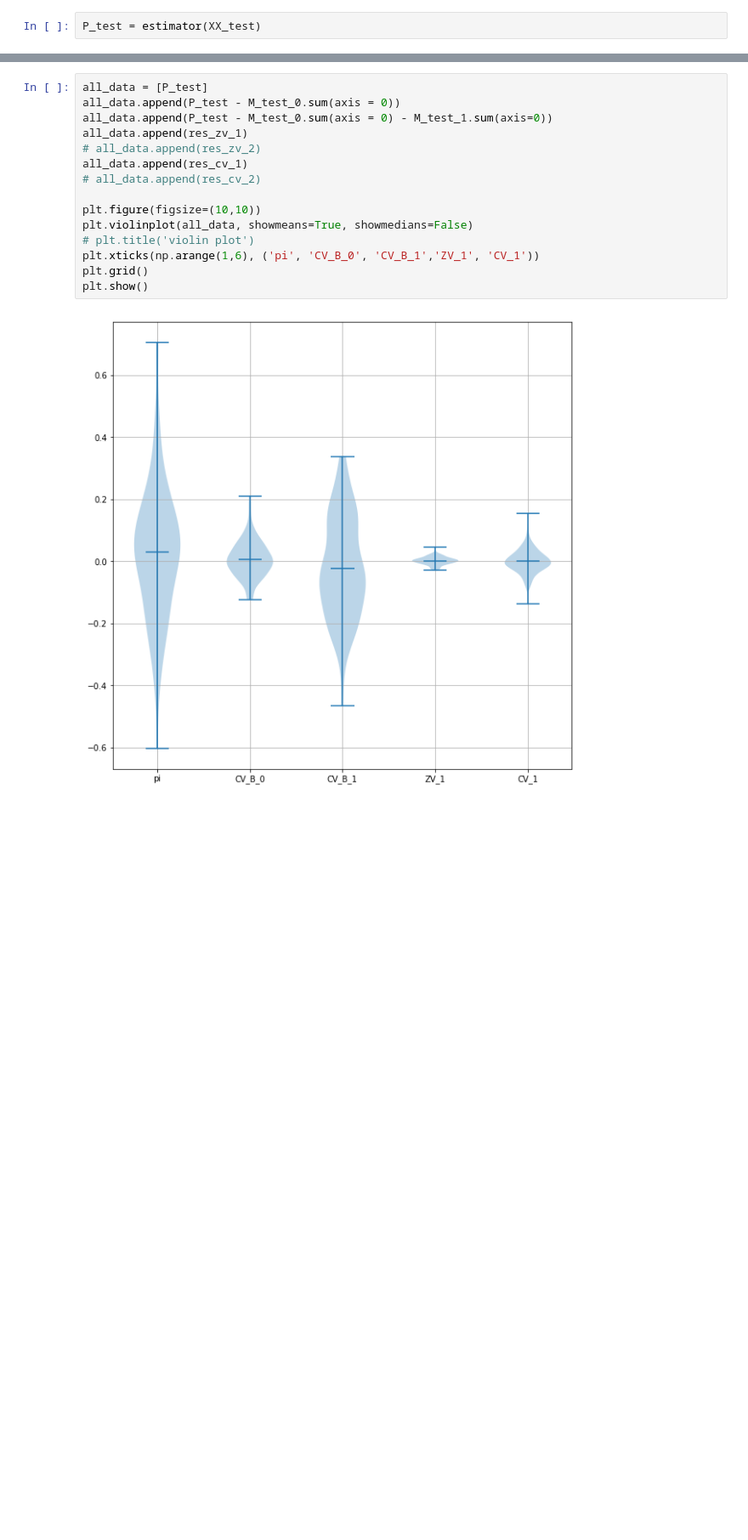
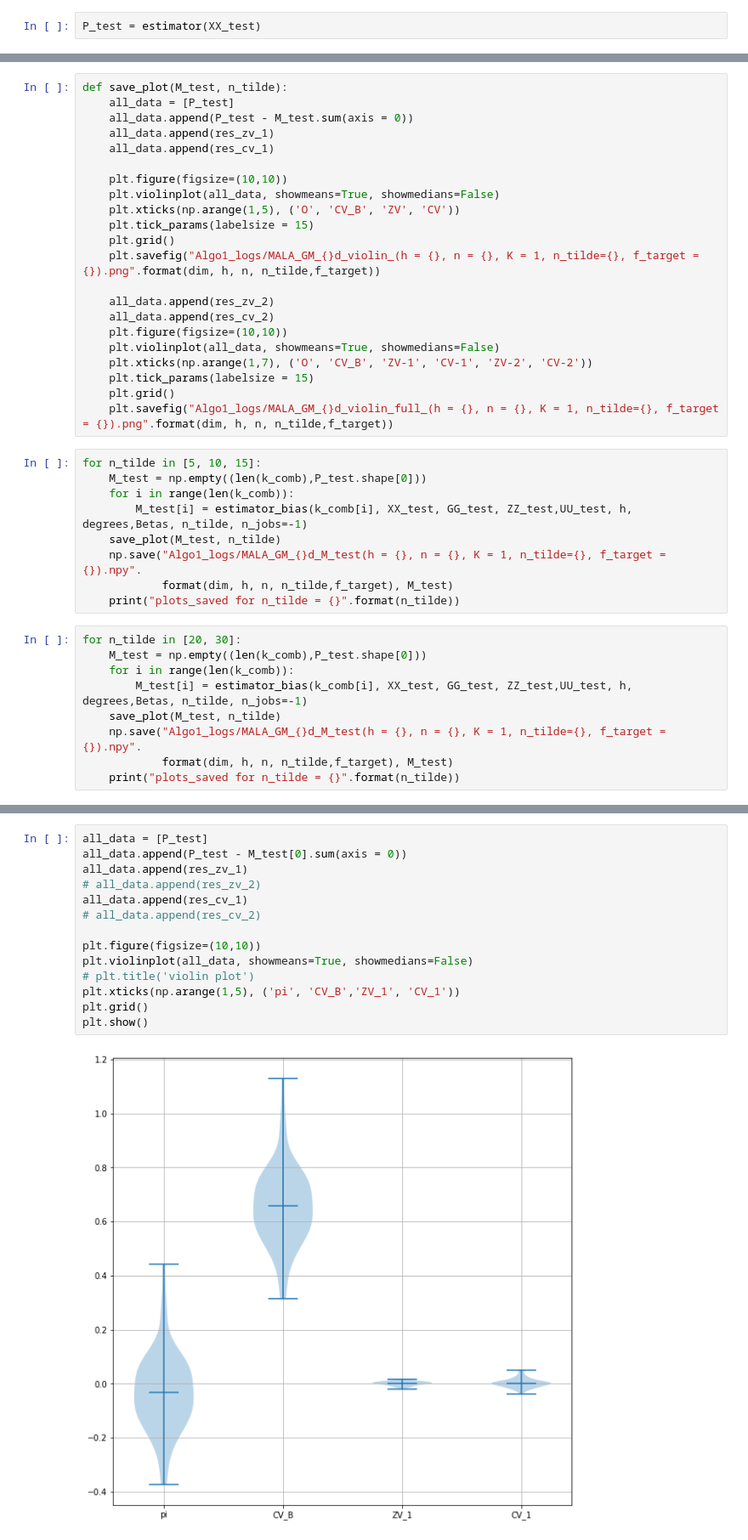
Before and after one commit to ShagadatovNurlan/VR-MCMC, a Jupyter notebook: RW&Barker&MALA/MALA_GM_1d.ipynb, the cells around one changed output, grey strips where cells are left out. Shown: that part at 85% size. Saved outputs shown, nothing was run; the diff lists cells and outputs as text; blank space fills up the shorter version.

Commit message:
added mala tests

```diff
--- a/RW&Barker&MALA/MALA_GM_1d.ipynb
+++ b/RW&Barker&MALA/MALA_GM_1d.ipynb
@@ -328,6 +321,46 @@ res_cv_2 = []
 for i in range (XX_test.shape[0]):
     res_cv_2.append(ZVnbrosse.CVpolyTwo(XX_test[i].reshape(-1,dim), GG_test[i].reshape(-1,dim), f_target))
 res_cv_2 = np.array(res_cv_2).reshape(-1)
+# %%
+def save_plot(M_test, n_tilde):
+    all_data = [P_test]
+    all_data.append(P_test - M_test.sum(axis = 0))
+    all_data.append(res_zv_1)
+    all_data.append(res_cv_1)
+
+    plt.figure(figsize=(10,10))
+    plt.violinplot(all_data, showmeans=True, showmedians=False)
+    plt.xticks(np.arange(1,5), ('O', 'CV_B', 'ZV', 'CV'))
+    plt.tick_params(labelsize = 15)
+    plt.grid()
+    plt.savefig("Algo1_logs/MALA_GM_{}d_violin_(h = {}, n = {}, K = 1, n_tilde={}, f_target = {}).png".format(dim, h, n, n_tilde,f_target))
+
+    all_data.append(res_zv_2)
+    all_data.append(res_cv_2)
+    plt.figure(figsize=(10,10))
+    plt.violinplot(all_data, showmeans=True, showmedians=False)
+    plt.xticks(np.arange(1,7), ('O', 'CV_B', 'ZV-1', 'CV-1', 'ZV-2', 'CV-2'))
+    plt.tick_params(labelsize = 15)
+    plt.grid()
+    plt.savefig("Algo1_logs/MALA_GM_{}d_violin_full_(h = {}, n = {}, K = 1, n_tilde={}, f_target = {}).png".format(dim, h, n, n_tilde,f_target))
+# %%
+for n_tilde in [5, 10, 15]:
+    M_test = np.empty((len(k_comb),P_test.shape[0]))
+    for i in range(len(k_comb)):
+        M_test[i] = estimator_bias(k_comb[i], XX_test, GG_test, ZZ_test,UU_test, h, degrees,Betas, n_tilde, n_jobs=-1)
+    save_plot(M_test, n_tilde)
+    np.save("Algo1_logs/MALA_GM_{}d_M_test(h = {}, n = {}, K = 1, n_tilde={}, f_target = {}).npy".
+            format(dim, h, n, n_tilde,f_target), M_test)
+    print("plots_saved for n_tilde = {}".format(n_tilde))
+# %%
+for n_tilde in [20, 30]:
+    M_test = np.empty((len(k_comb),P_test.shape[0]))
+    for i in range(len(k_comb)):
+        M_test[i] = estimator_bias(k_comb[i], XX_test, GG_test, ZZ_test,UU_test, h, degrees,Betas, n_tilde, n_jobs=-1)
+    save_plot(M_test, n_tilde)
+    np.save("Algo1_logs/MALA_GM_{}d_M_test(h = {}, n = {}, K = 1, n_tilde={}, f_target = {}).npy".
+            format(dim, h, n, n_tilde,f_target), M_test)
+    print("plots_saved for n_tilde = {}".format(n_tilde))
 # %%
 plt.figure(figsize=(10,10))
 plt.hist(P_test,15, facecolor='r', density=True, alpha=1, label=r"$\pi$")
@@ -349,20 +382,19 @@ plt.show()
 # %%
 all_data = [P_test]
-all_data.append(P_test - M_test_0.sum(axis = 0))
-all_data.append(P_test - M_test_0.sum(axis = 0) - M_test_1.sum(axis=0))
+all_data.append(P_test - M_test[0].sum(axis = 0))
 all_data.append(res_zv_1)
 # all_data.append(res_zv_2)
 all_data.append(res_cv_1)
 # all_data.append(res_cv_2)
 
 plt.figure(figsize=(10,10))
 plt.violinplot(all_data, showmeans=True, showmedians=False)
 # plt.title('violin plot')
-plt.xticks(np.arange(1,6), ('pi', 'CV_B_0', 'CV_B_1','ZV_1', 'CV_1'))
+plt.xticks(np.arange(1,5), ('pi', 'CV_B','ZV_1', 'CV_1'))
 plt.grid()
 plt.show()
 # %% [output]
-[figure, old version]
+[figure, new version]
 # %%
 print ('          Variance of Pi = ',P_test.var(ddof = 1))
 for i in range(len(k_comb)):
```
Also changed, not shown: parts of 17 cells of this notebook, 1 other file.
